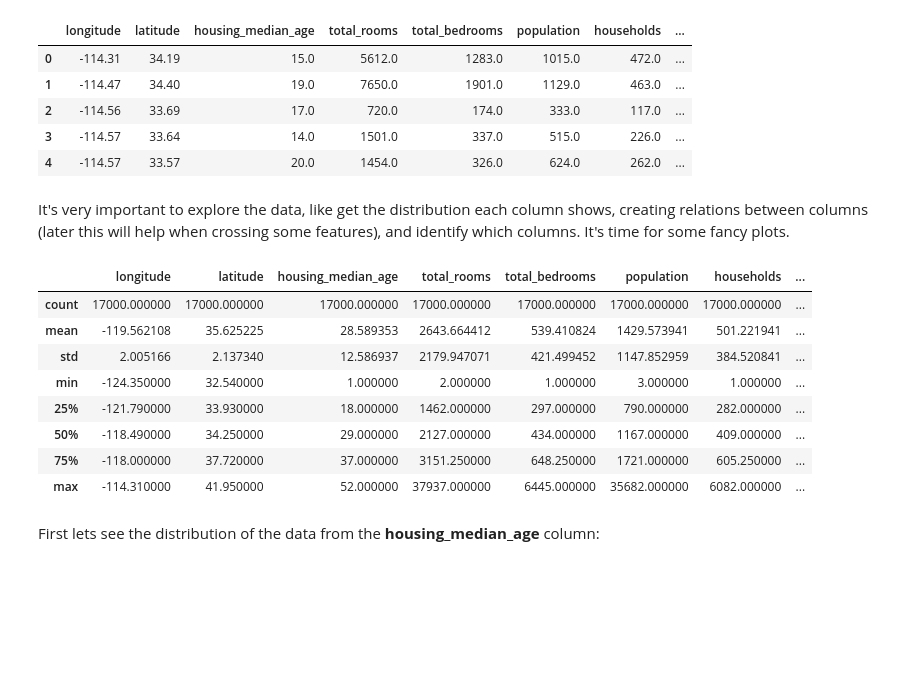
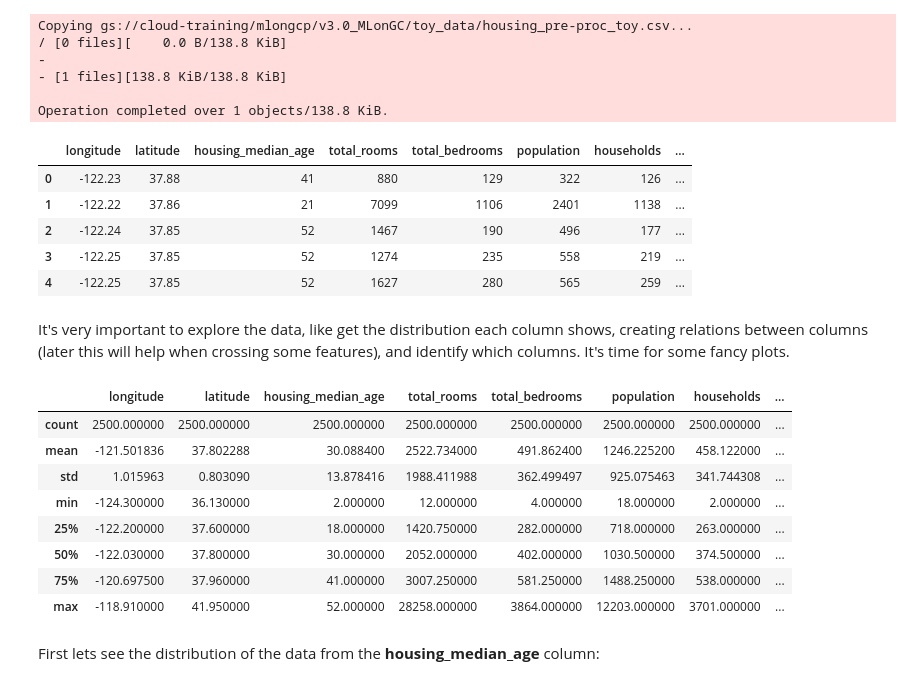
Before and after one commit to loaspra/feature-eng-tf, a Jupyter notebook: house_pricing.ipynb, the cells around one changed output. Cells and saved outputs as stored; diff of their text form; code cells hidden in the pictures; blank space fills up the shorter version.

```diff
--- a/house_pricing.ipynb
+++ b/house_pricing.ipynb
@@ -7,38 +9,49 @@ In this notebook I'll use the /feature_columns/ method from tensorflow. More spe
 # %%
 # import important stuff:
 import tensorflow as tf
 import pandas as pd
 from tensorflow import feature_column as fc
 import seaborn as sea
+import os
+
 
 # downloading the data
-df = pd.read_csv("https://storage.googleapis.com/ml_universities/california_housing_train.csv")
+!gsutil cp gs://cloud-training/mlongcp/v3.0_MLonGC/toy_data/housing_pre-proc_toy.csv .
+# This dataset (provided by google) already has been cleaned and wrangled.
+
+
+df = pd.read_csv("housing_pre-proc_toy.csv")
 df.head()
 # %% [output]
+Copying gs://cloud-training/mlongcp/v3.0_MLonGC/toy_data/housing_pre-proc_toy.csv...
+/ [0 files][    0.0 B/138.8 KiB]
+-
+- [1 files][138.8 KiB/138.8 KiB]
+
+Operation completed over 1 objects/138.8 KiB.
 |  | longitude | latitude | housing_median_age | total_rooms | total_bedrooms | population | households | ... |
-| 0 | -114.31 | 34.19 | 15.0 | 5612.0 | 1283.0 | 1015.0 | 472.0 | ... |
-| 1 | -114.47 | 34.40 | 19.0 | 7650.0 | 1901.0 | 1129.0 | 463.0 | ... |
-| 2 | -114.56 | 33.69 | 17.0 | 720.0 | 174.0 | 333.0 | 117.0 | ... |
-| 3 | -114.57 | 33.64 | 14.0 | 1501.0 | 337.0 | 515.0 | 226.0 | ... |
-| 4 | -114.57 | 33.57 | 20.0 | 1454.0 | 326.0 | 624.0 | 262.0 | ... |
+| 0 | -122.23 | 37.88 | 41 | 880 | 129 | 322 | 126 | ... |
+| 1 | -122.22 | 37.86 | 21 | 7099 | 1106 | 2401 | 1138 | ... |
+| 2 | -122.24 | 37.85 | 52 | 1467 | 190 | 496 | 177 | ... |
+| 3 | -122.25 | 37.85 | 52 | 1274 | 235 | 558 | 219 | ... |
+| 4 | -122.25 | 37.85 | 52 | 1627 | 280 | 565 | 259 | ... |
 # %% [markdown]
 It's very important to explore the data, like get the distribution each column shows, creating relations between columns (later this will help when crossing some features), and identify which columns. It's time for some fancy plots.
-# %%
-# This method gives general info about each column:
-df.describe()
-# We can see that columns like :total_bedrooms:, :population: and households: are very sparse. In other words, some columns have standard deviation very close the the mean.
-# Also, It should be noted that the magnitud varies a lot between columns: population from 3 to 35_000 while median income from 1.9 to 15. These indicates a clear problem,
-# so they must be normalised.
-# %% [output]
-|  | longitude | latitude | housing_median_age | total_rooms | total_bedrooms | population | households | ... |
-| count | 17000.000000 | 17000.000000 | 17000.000000 | 17000.000000 | 17000.000000 | 17000.000000 | 17000.000000 | ... |
-| mean | -119.562108 | 35.625225 | 28.589353 | 2643.664412 | 539.410824 | 1429.573941 | 501.221941 | ... |
-| std | 2.005166 | 2.137340 | 12.586937 | 2179.947071 | 421.499452 | 1147.852959 | 384.520841 | ... |
-| min | -124.350000 | 32.540000 | 1.000000 | 2.000000 | 1.000000 | 3.000000 | 1.000000 | ... |
-| 25% | -121.790000 | 33.930000 | 18.000000 | 1462.000000 | 297.000000 | 790.000000 | 282.000000 | ... |
-| 50% | -118.490000 | 34.250000 | 29.000000 | 2127.000000 | 434.000000 | 1167.000000 | 409.000000 | ... |
-| 75% | -118.000000 | 37.720000 | 37.000000 | 3151.250000 | 648.250000 | 1721.000000 | 605.250000 | ... |
-| max | -114.310000 | 41.950000 | 52.000000 | 37937.000000 | 6445.000000 | 35682.000000 | 6082.000000 | ... |
+# %%
+# This method gives general info about each column:
+df.describe()
+
+# Some cols have higher std (standar deviation). This gives a basic idea of how the data is distributed, and (in certain manner) if its statisticly suficcient.
+# %% [output]
+|  | longitude | latitude | housing_median_age | total_rooms | total_bedrooms | population | households | ... |
+| count | 2500.000000 | 2500.000000 | 2500.000000 | 2500.000000 | 2500.000000 | 2500.000000 | 2500.000000 | ... |
+| mean | -121.501836 | 37.802288 | 30.088400 | 2522.734000 | 491.862400 | 1246.225200 | 458.122000 | ... |
+| std | 1.015963 | 0.803090 | 13.878416 | 1988.411988 | 362.499497 | 925.075463 | 341.744308 | ... |
+| min | -124.300000 | 36.130000 | 2.000000 | 12.000000 | 4.000000 | 18.000000 | 2.000000 | ... |
+| 25% | -122.200000 | 37.600000 | 18.000000 | 1420.750000 | 282.000000 | 718.000000 | 263.000000 | ... |
+| 50% | -122.030000 | 37.800000 | 30.000000 | 2052.000000 | 402.000000 | 1030.500000 | 374.500000 | ... |
+| 75% | -120.697500 | 37.960000 | 41.000000 | 3007.250000 | 581.250000 | 1488.250000 | 538.000000 | ... |
+| max | -118.910000 | 41.950000 | 52.000000 | 28258.000000 | 3864.000000 | 12203.000000 | 3701.000000 | ... |
 # %%
 # Set the theme:
 sea.set_theme(palette="flare")
```
Also changed, not shown: parts of 9 cells of this notebook, 4 other files.
